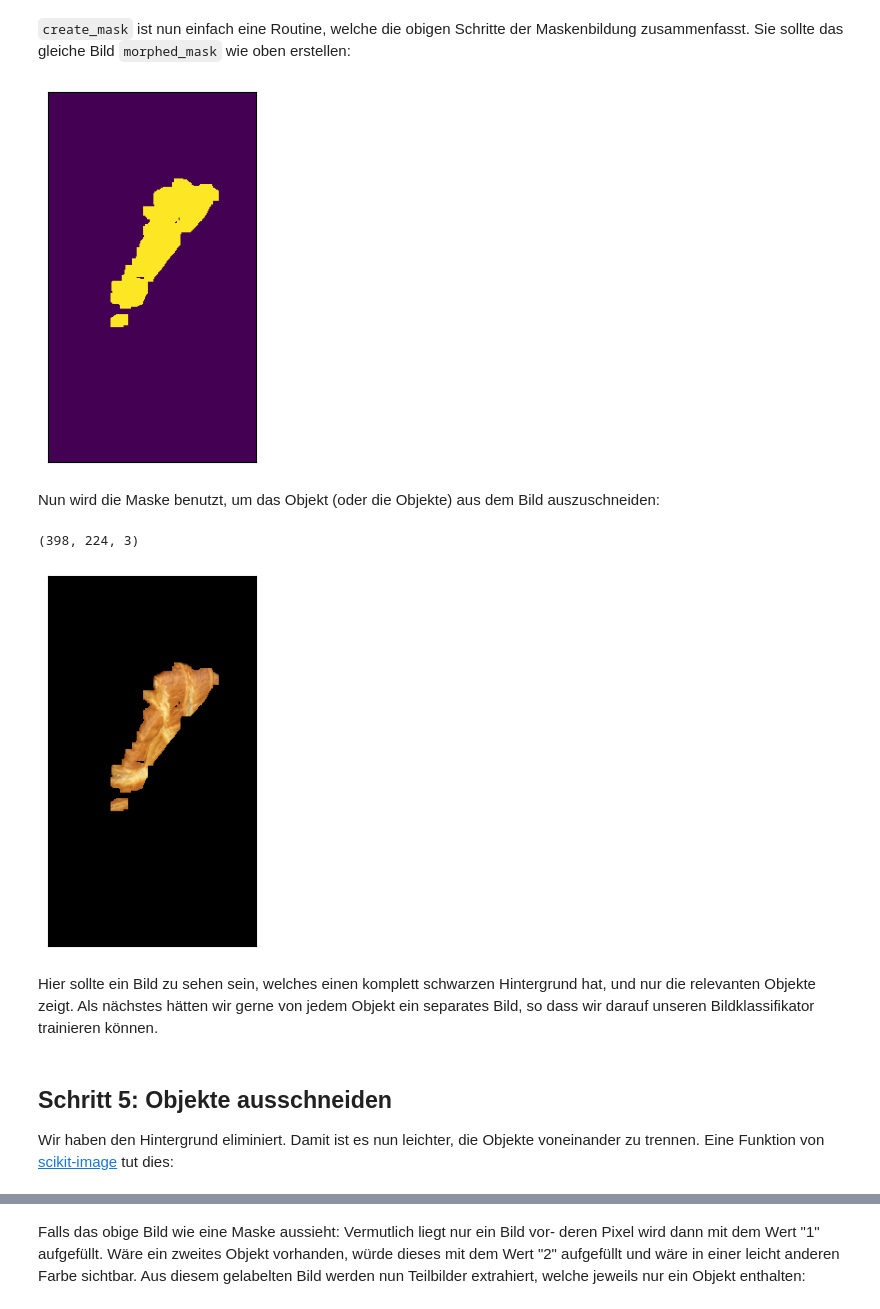
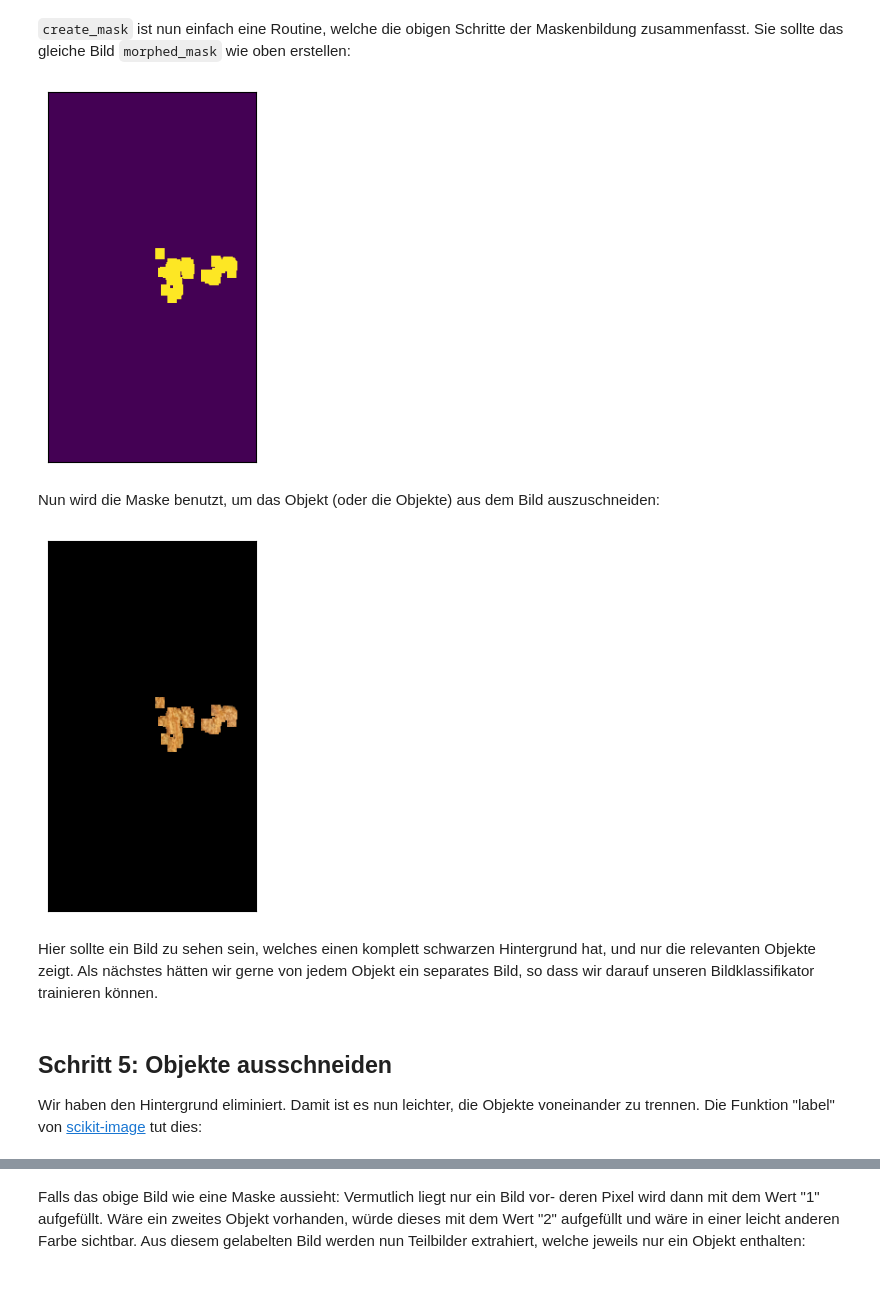
Before and after one commit to RFankhauser/MSc_WI_DSCI, a Jupyter notebook: giraffenpuzzle-objektextraktion.ipynb, the cells around one changed output, grey strips where cells are left out. Drawn from its saved outputs; the diff is of its cells as text; code cells hidden in the pictures.

Commit message:
Funktionierender Code

```diff
--- a/giraffenpuzzle-objektextraktion.ipynb
+++ b/giraffenpuzzle-objektextraktion.ipynb
@@ -11,9 +11,9 @@ Die Objektextraktion im Skript object_extraction.py kann je nach Beleuchtungsver
 pr = 398,224 #PREPROCESSING_RESOLUTION, --preprocessing_resolution
 fr = 0.1  #FRACTION_OF_ROWS_TO_REMOVE, --fraction_of_rows_to_remove
 fc = 0.0   #FRACTION_OF_COLS_TO_REMOVE, --fraction_of_cols_to_remove
-vth = 0.7    #VALUE_THRESHOLD, --value_threshold
+vth = 0.6    #VALUE_THRESHOLD, --value_threshold
 es = 8     #EROSION_SIZE, --erosion_size
 ds = 10     #DILATION_SIZE, --dilation_size
-mpx = 1000 #MINIMUM NUMBER OF PIXELS, --minimum_number_of_pixels
+mpx = 10000 #MINIMUM NUMBER OF PIXELS, --minimum_number_of_pixels
 Bilddateiendung = 'jpg' #Dateiendung der Bilder, ohne ".", Achtung: 'jpg' ist nicht 'JPG'
 fv=0 #value_to_fill: Wert, mit dem die abgeschnittenen Ränder aufgefüllt werden sollen
@@ -161,19 +162,18 @@ morphed_mask,im_filled  = oe.create_mask(im_resized,
                                       erosion_size=es,dilation_size=ds)
 show_image(morphed_mask);
 # %% [output]
-[figure, old version]
+[figure, new version]
 # %% [markdown]
 Nun wird die Maske benutzt, um das Objekt (oder die Objekte) aus dem Bild auszuschneiden:
 # %%
 masked_image = oe.create_masked_image(im_filled,morphed_mask)
 show_image(masked_image);
-masked_image.shape
+#masked_image.shape
 # %% [output]
-(398, 224, 3)
-[figure, old version]
+[figure, new version]
 # %% [markdown]
 Hier sollte ein Bild zu sehen sein, welches einen komplett schwarzen Hintergrund hat, und nur die relevanten Objekte zeigt. Als nächstes hätten wir gerne von jedem Objekt ein separates Bild, so dass wir darauf unseren Bildklassifikator trainieren können.
 # %% [markdown]
 ## Schritt 5: Objekte ausschneiden
-Wir haben den Hintergrund eliminiert. Damit ist es nun leichter, die Objekte voneinander zu trennen. Eine Funktion von [scikit-image](https://scikit-image.org/docs/stable/api/skimage.measure.html#skimage.measure.label) tut dies:
+Wir haben den Hintergrund eliminiert. Damit ist es nun leichter, die Objekte voneinander zu trennen. Die Funktion "label" von [scikit-image](https://scikit-image.org/docs/stable/api/skimage.measure.html#skimage.measure.label) tut dies:
 # %%
```
Also changed, not shown: parts of 48 cells of this notebook, 1 other file.
